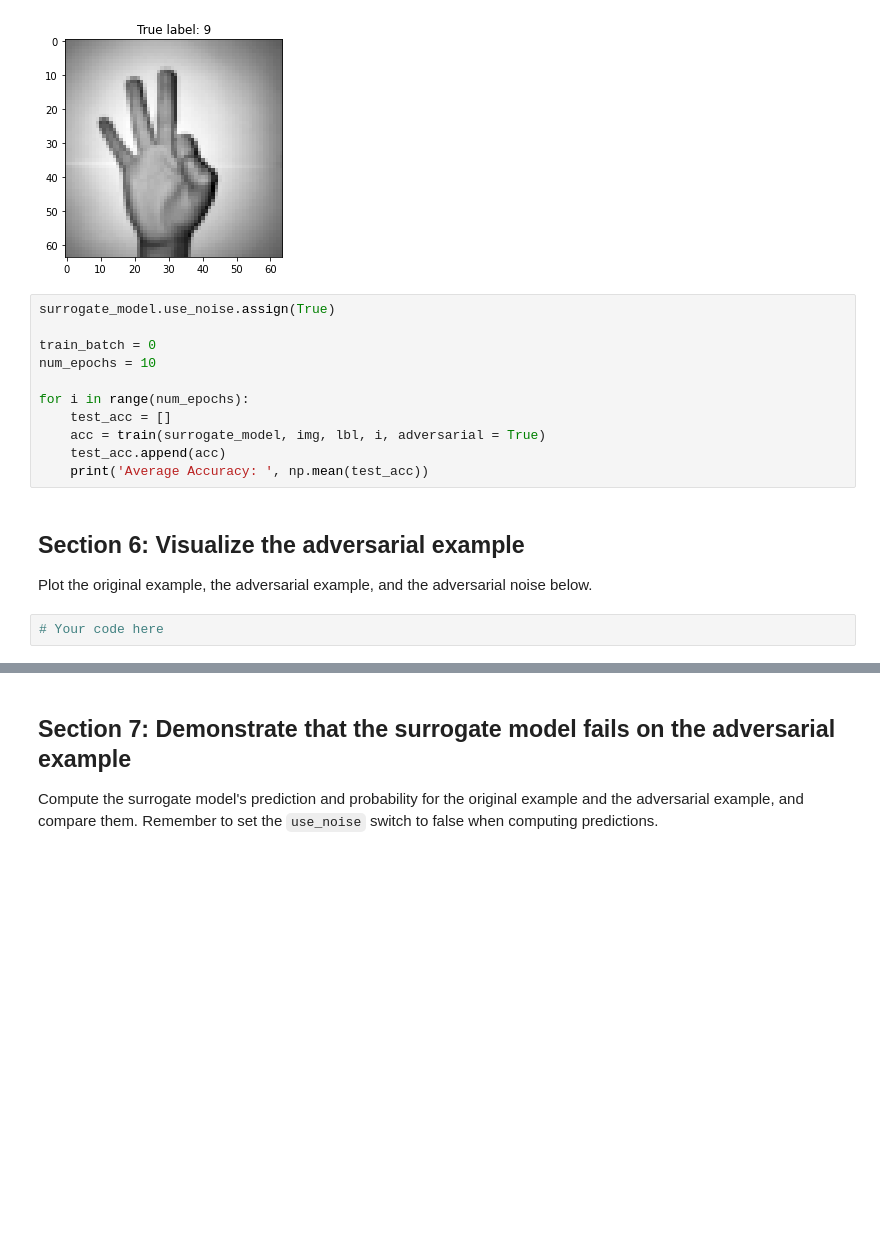
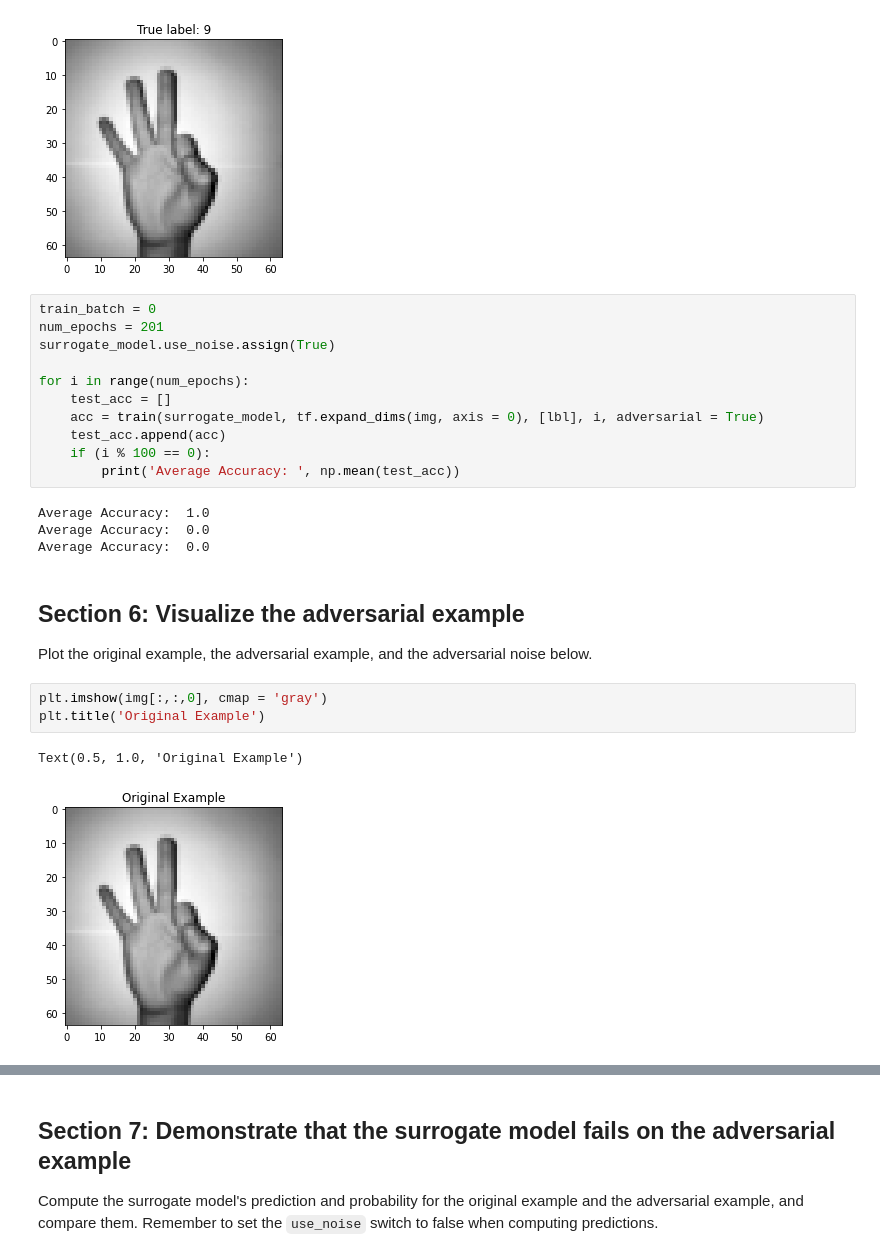
Before and after one commit to pramohan/caltech-cs11-tensorflow, a Jupyter notebook: labs/lab_5_adversarial_examples/lab_5.ipynb, the cells around one changed output, grey strips where cells are left out. Saved outputs shown, nothing was run; the diff lists cells and outputs as text; blank space fills up the shorter version.

```diff
--- a/labs/lab_5_adversarial_examples/lab_5.ipynb
+++ b/labs/lab_5_adversarial_examples/lab_5.ipynb
@@ -441,18 +440,26 @@ plt.title('True label: {}'.format(np.argmax(lbl)))
 Text(0.5, 1.0, 'True label: 9')
 [figure]
 # %%
+train_batch = 0
+num_epochs = 201
 surrogate_model.use_noise.assign(True)
-
-train_batch = 0
-num_epochs = 10
 
 for i in range(num_epochs):
     test_acc = []
-    acc = train(surrogate_model, img, lbl, i, adversarial = True)
+    acc = train(surrogate_model, tf.expand_dims(img, axis = 0), [lbl], i, adversarial = True)
     test_acc.append(acc)
-    print('Average Accuracy: ', np.mean(test_acc))
+    if (i % 100 == 0):
+        print('Average Accuracy: ', np.mean(test_acc))
+# %% [output]
+Average Accuracy:  1.0
+Average Accuracy:  0.0
+Average Accuracy:  0.0
 # %% [markdown]
 ## Section 6: Visualize the adversarial example
 Plot the original example, the adversarial example, and the adversarial noise below.
-# %%
-# Your code here
+# %%
+plt.imshow(img[:,:,0], cmap = 'gray')
+plt.title('Original Example')
+# %% [output]
+Text(0.5, 1.0, 'Original Example')
+[figure, added]
```
Also changed, not shown: parts of 12 cells of this notebook, 8 other files.
